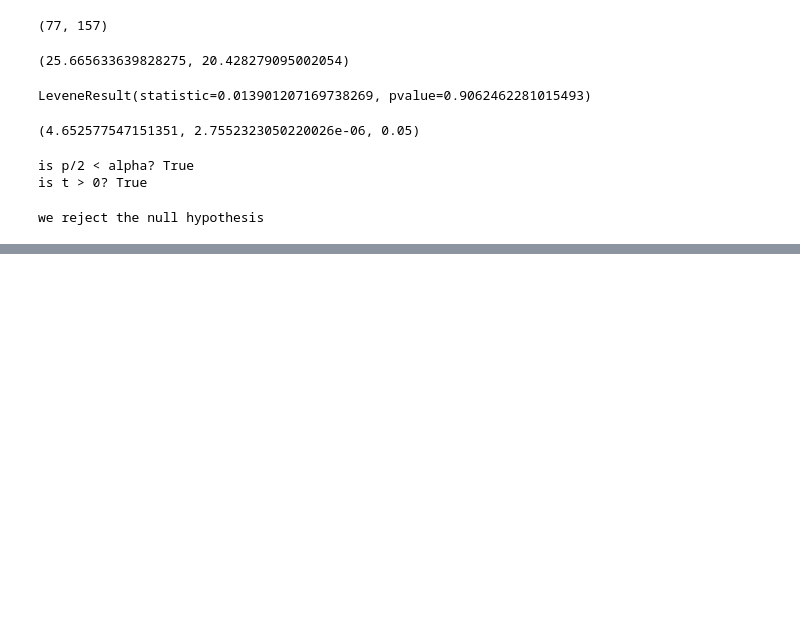
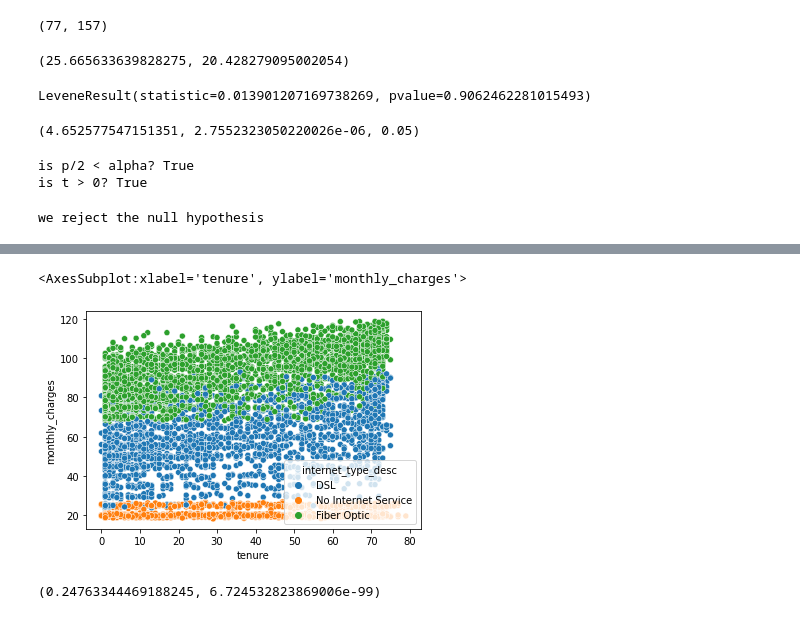
Before and after one commit to ian-james-johnson/data_science_notes, a Jupyter notebook: hypothesis_testing.ipynb, the cells around one changed output, grey strips where cells are left out. Cells and saved outputs as stored; diff of their text form; code cells hidden in the pictures; blank space fills up the shorter version.

```diff
--- a/hypothesis_testing.ipynb
+++ b/hypothesis_testing.ipynb
@@ -331,0 +391,10 @@ we reject the null hypothesis
+# %%
+sns.scatterplot(x='tenure', y='monthly_charges', data= df, hue= 'internet_type_desc')
+# %% [output]
+<AxesSubplot:xlabel='tenure', ylabel='monthly_charges'>
+[figure, added]
+# %%
+corr, p = stats.pearsonr(x, y)
+corr, p
+# %% [output]
+(0.24763344469188245, 6.724532823869006e-99)
```
Also changed, not shown: parts of 40 cells of this notebook.
